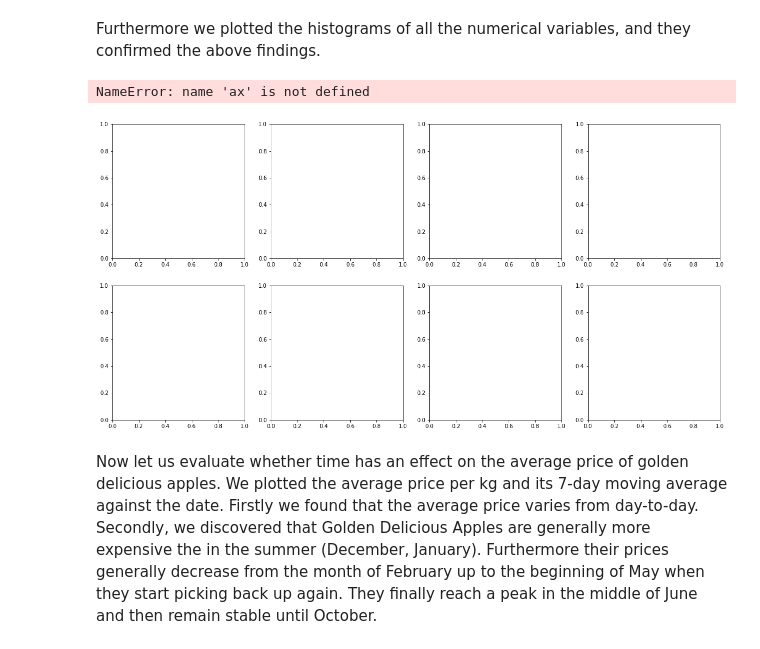
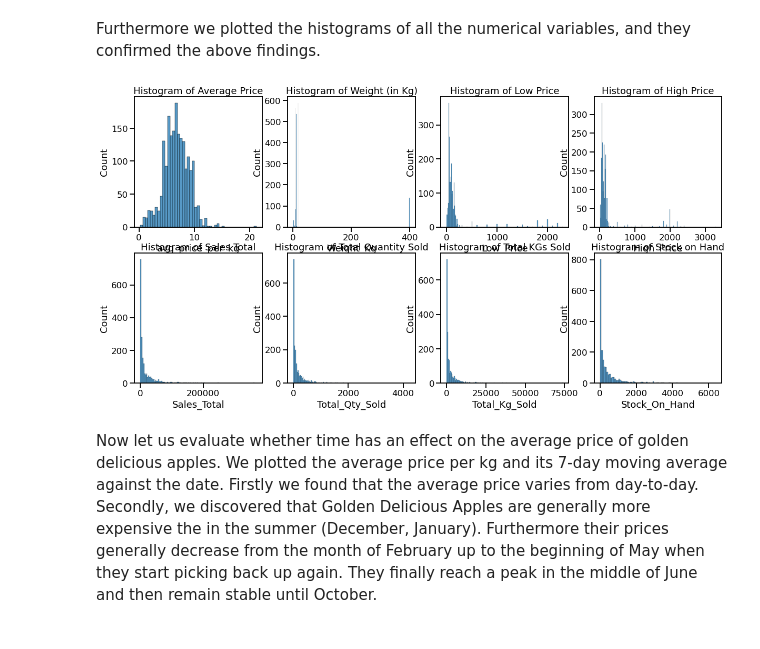
Before and after one commit to nkonyanihlulani/Team_7_regression, a Jupyter notebook: team_7.ipynb, the cells around one changed output. Saved outputs shown, nothing was run; the diff lists cells and outputs as text; code cells hidden in the pictures.

```diff
--- a/team_7.ipynb
+++ b/team_7.ipynb
@@ -166,35 +171,34 @@ Furthermore we plotted the histograms of all the numerical variables, and they c
 # %%
 
 fig, axs = plt.subplots(2, 4, figsize=(20, 10))
-ax.grid(True)
+#axs.grid(True)
 a = sns.histplot(train.avg_price_per_kg,ax=axs[0,0])
 a.set_title("Histogram of Average Price")
 
 b = sns.histplot(train.Weight_Kg,ax=axs[0,1])
 b.set_title("Histogram of Weight (in Kg)")
 
 c = sns.histplot(train.Low_Price,ax=axs[0,2])
 c.set_title("Histogram of Low Price")
 
 d = sns.histplot(train.High_Price,ax=axs[0,3])
 d.set_title("Histogram of High Price")
 
 e = sns.histplot(train.Sales_Total,ax=axs[1,0])
 e.set_title("Histogram of Sales Total")
 
 f = sns.histplot(train.Total_Qty_Sold,ax=axs[1,1])
 f.set_title("Histogram of Total Quantity Sold")
 
 g = sns.histplot(train.Total_Kg_Sold,ax=axs[1,2])
 g.set_title("Histogram of Total KGs Sold")
 
 h = sns.histplot(train.Stock_On_Hand,ax=axs[1,3])
 h.set_title("Histogram of Stock on Hand")
 
 plt.show()
 # %% [output]
-NameError: name 'ax' is not defined
-[figure, old version]
+[figure, new version]
 # %% [markdown]
 Now let us evaluate whether time has an effect on the average price of golden delicious apples. We plotted the average price per kg and its 7-day moving average against the date. Firstly we found that the average price varies from day-to-day. Secondly, we discovered that Golden Delicious Apples are generally more expensive the in the summer (December, January). Furthermore their prices generally decrease from the month of February up to the beginning of May when they start picking back up again. They finally reach a peak in the middle of June and then remain stable until October.
 # %%
```
Also changed, not shown: parts of 36 cells of this notebook.
